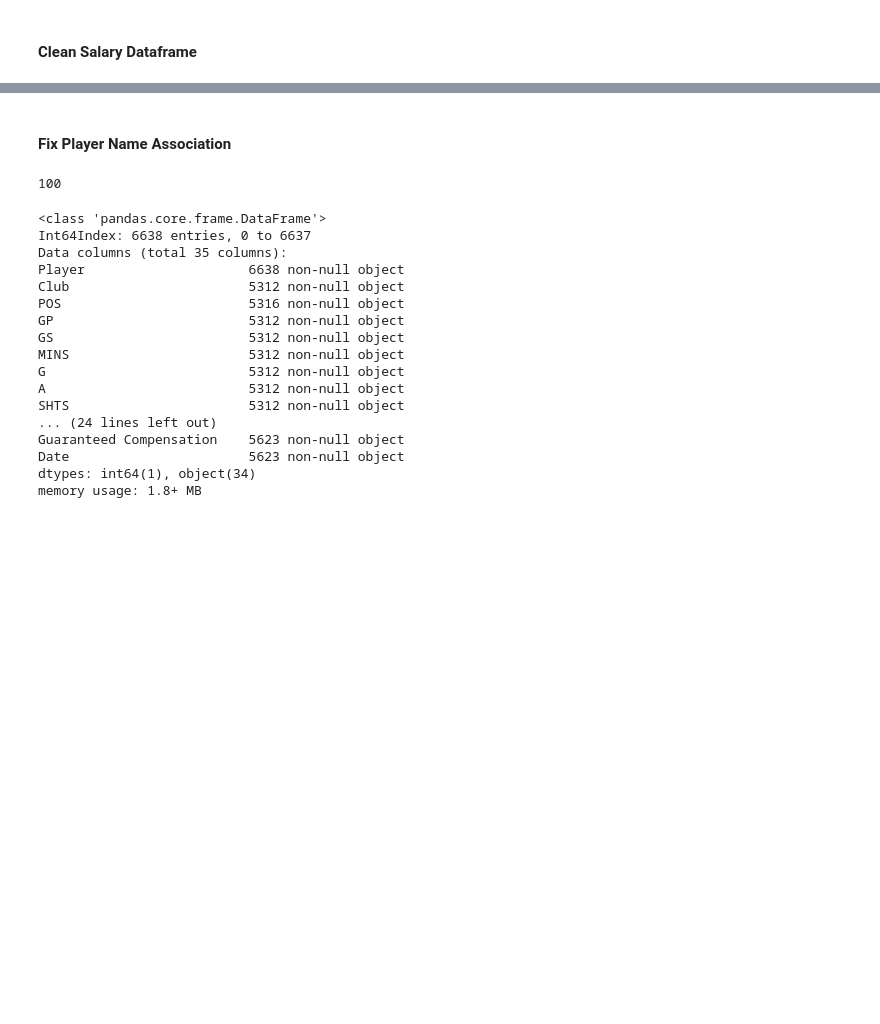
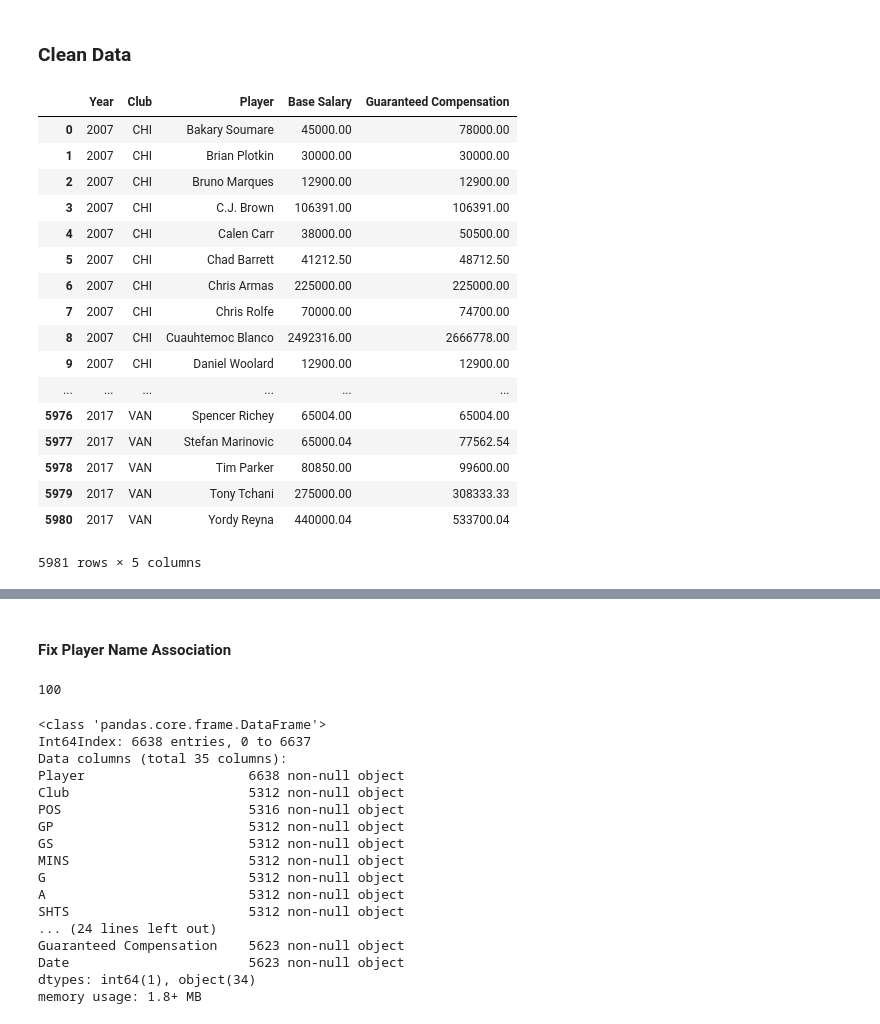
Before and after one commit to cneiderer/Class_Projects, a Jupyter notebook: Project_2/LinkingStats.ipynb, the cells around one changed output, grey strips where cells are left out. Saved outputs shown, nothing was run; the diff lists cells and outputs as text; code cells hidden in the pictures; blank space fills up the shorter version.

```diff
--- a/Project_2/LinkingStats.ipynb
+++ b/Project_2/LinkingStats.ipynb
@@ -22,5 +24,5 @@ goals_df = pickle.load(open('./data/goals_df.pkl', 'rb'))
 assists_df = pickle.load(open('./data/assists_df.pkl', 'rb'))
 shots_df = pickle.load(open('./data/shots_df.pkl', 'rb'))
 fouls_df = pickle.load(open('./data/fouls_df.pkl', 'rb'))
-goalkeeping_df = pickle.load(open('./data/goalkeeping_df.pkl', 'rb'))
+gk_df = pickle.load(open('./data/goalkeeping_df.pkl', 'rb'))
 # %% [markdown]
@@ -74,7 +114,7 @@ stats_df.to_csv('stats.csv')
 # %%
 salary_df = pickle.load(open('./data/salary_df.pkl', 'rb'))
 # %% [markdown]
-#### Clean Salary Dataframe
+### Clean Data
 # %%
 # Create Player column for linking
 salary_df['Last Name'] = salary_df['Last Name'].str.strip()
@@ -105,0 +147,22 @@ salary_df['Guaranteed Compensation'] = salary_df['Guaranteed Compensation'].map(
+# %%
+tmp = salary_df.groupby(['Year', 'Club', 'Player'], as_index=False).mean()
+tmp
+# %% [output]
+|  | Year | Club | Player | Base Salary | Guaranteed Compensation |
+| 0 | 2007 | CHI | Bakary Soumare | 45000.00 | 78000.00 |
+| 1 | 2007 | CHI | Brian Plotkin | 30000.00 | 30000.00 |
+| 2 | 2007 | CHI | Bruno Marques | 12900.00 | 12900.00 |
+| 3 | 2007 | CHI | C.J. Brown | 106391.00 | 106391.00 |
+| 4 | 2007 | CHI | Calen Carr | 38000.00 | 50500.00 |
+| 5 | 2007 | CHI | Chad Barrett | 41212.50 | 48712.50 |
+| 6 | 2007 | CHI | Chris Armas | 225000.00 | 225000.00 |
+| 7 | 2007 | CHI | Chris Rolfe | 70000.00 | 74700.00 |
+| 8 | 2007 | CHI | Cuauhtemoc Blanco | 2492316.00 | 2666778.00 |
+| 9 | 2007 | CHI | Daniel Woolard | 12900.00 | 12900.00 |
+| ... | ... | ... | ... | ... | ... |
+| 5976 | 2017 | VAN | Spencer Richey | 65004.00 | 65004.00 |
+| 5977 | 2017 | VAN | Stefan Marinovic | 65000.04 | 77562.54 |
+| 5978 | 2017 | VAN | Tim Parker | 80850.00 | 99600.00 |
+| 5979 | 2017 | VAN | Tony Tchani | 275000.00 | 308333.33 |
+| 5980 | 2017 | VAN | Yordy Reyna | 440000.04 | 533700.04 |
+5981 rows × 5 columns
```
Also changed, not shown: parts of 38 cells of this notebook.
